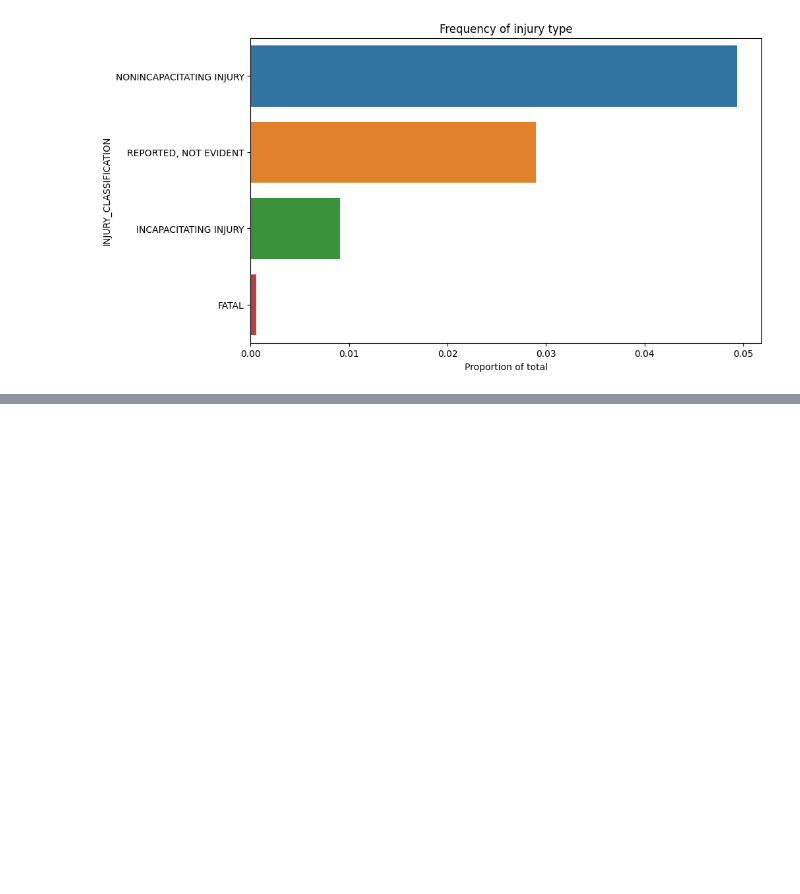
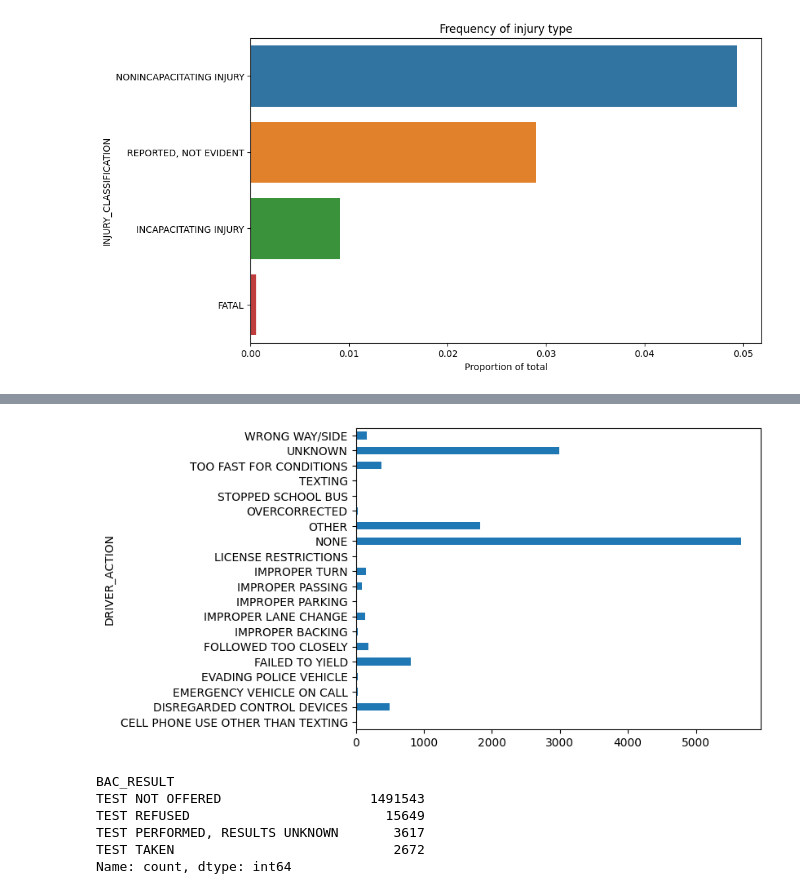
Before and after one commit to joakimTI/GROUP-5-PROJECT, a Jupyter notebook: chicago-crushes-prediction.ipynb, the cells around one changed output, grey strips where cells are left out. Drawn from its saved outputs; the diff is of its cells as text; code cells hidden in the pictures; blank space fills up the shorter version.

```diff
--- a/chicago-crushes-prediction.ipynb
+++ b/chicago-crushes-prediction.ipynb
@@ -385,0 +397,15 @@ plt.xlabel('Proportion of total');
+# %%
+# Driver action with inapacitating injuries
+pd.crosstab(people_.DRIVER_ACTION, people_.INJURY_CLASSIFICATION)['INCAPACITATING INJURY'].plot.barh();
+# %% [output]
+[figure, added]
+# %%
+# Distribution of breathalyzer tests
+people_.BAC_RESULT.value_counts()
+# %% [output]
+BAC_RESULT
+TEST NOT OFFERED                   1491543
+TEST REFUSED                         15649
+TEST PERFORMED, RESULTS UNKNOWN       3617
+TEST TAKEN                            2672
+Name: count, dtype: int64
```
Also changed, not shown: parts of 12 cells of this notebook.
